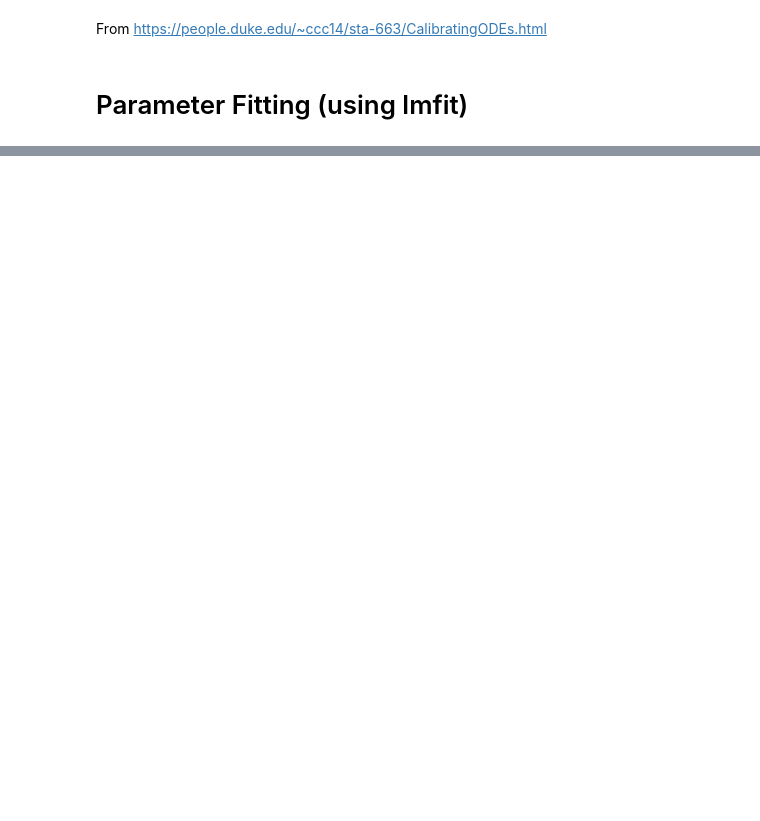
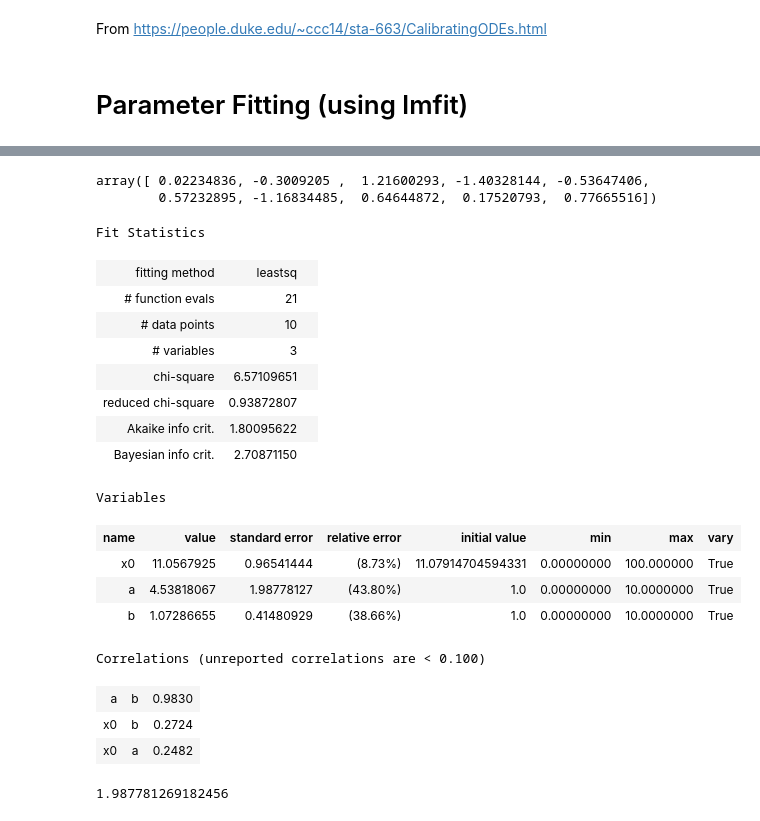
Before and after one commit to bblais/pyndamics3, a Jupyter notebook: 03_fit.ipynb, the cells around one changed output, grey strips where cells are left out. Drawn from its saved outputs; the diff is of its cells as text; code cells hidden in the pictures; blank space fills up the shorter version.

Commit message:
fixed fit added method

```diff
--- a/03_fit.ipynb
+++ b/03_fit.ipynb
@@ -218 +218,27 @@ sim.run(10)
 <Figure size 864x576 with 0 Axes>
+# %%
+residual(result.params,sim)
+# %% [output]
+array([ 0.02234836, -0.3009205 ,  1.21600293, -1.40328144, -0.53647406,
+        0.57232895, -1.16834485,  0.64644872,  0.17520793,  0.77665516])
+# %%
+result
+# %% [output]
+Fit Statistics
+| fitting method | leastsq |  |
+| # function evals | 21 |  |
+| # data points | 10 |  |
+| # variables | 3 |  |
+| chi-square | 6.57109651 |  |
+| reduced chi-square | 0.93872807 |  |
+| Akaike info crit. | 1.80095622 |  |
+| Bayesian info crit. | 2.70871150 |  |
+Variables
+| name | value | standard error | relative error | initial value | min | max | vary |
+| x0 | 11.0567925 | 0.96541444 | (8.73%) | 11.07914704594331 | 0.00000000 | 100.000000 | True |
+| a | 4.53818067 | 1.98778127 | (43.80%) | 1.0 | 0.00000000 | 10.0000000 | True |
+| b | 1.07286655 | 0.41480929 | (38.66%) | 1.0 | 0.00000000 | 10.0000000 | True |
+Correlations (unreported correlations are < 0.100)
+| a | b | 0.9830 |
+| x0 | b | 0.2724 |
+| x0 | a | 0.2482 |
@@ -218,0 +247,4 @@ sim.run(10)
+# %%
+a.stderr
+# %% [output]
+1.987781269182456
```
Also changed, not shown: parts of 10 cells of this notebook, 2 other files.
